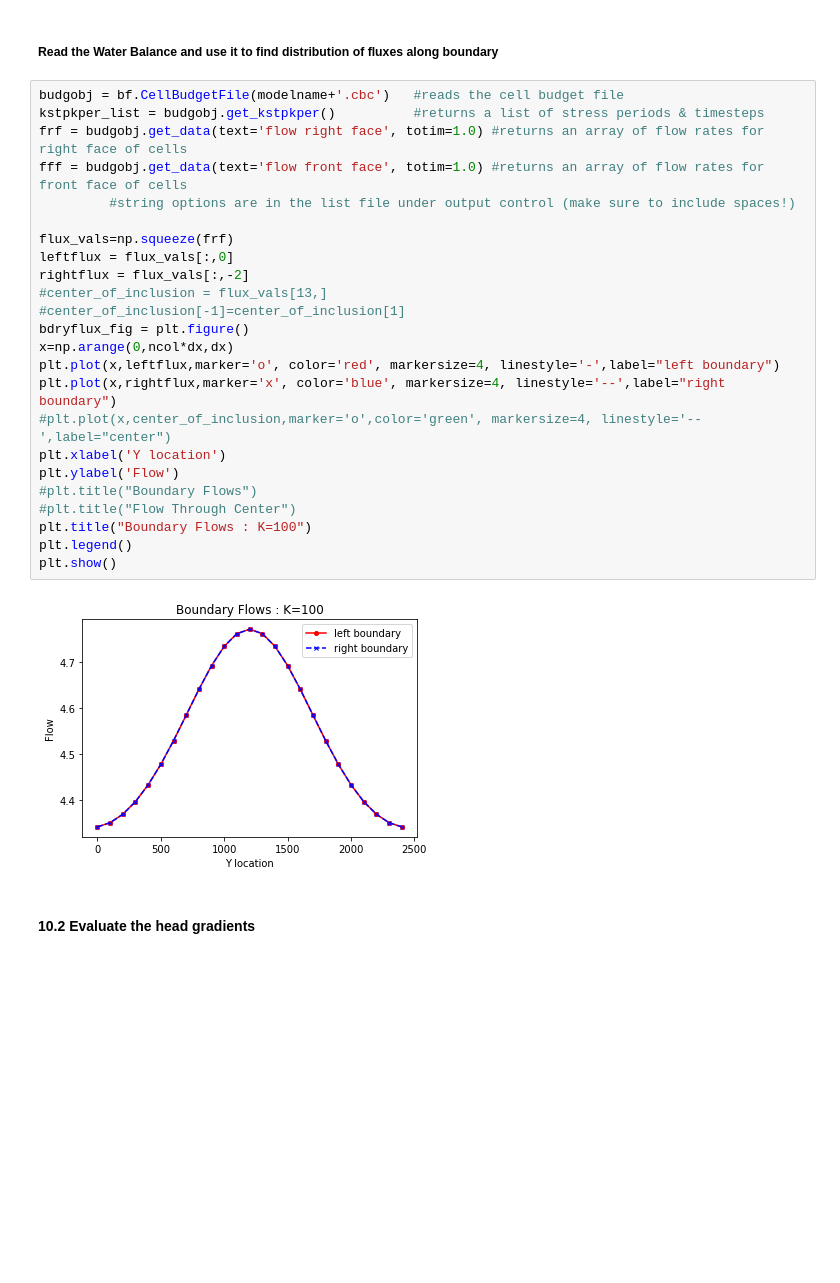
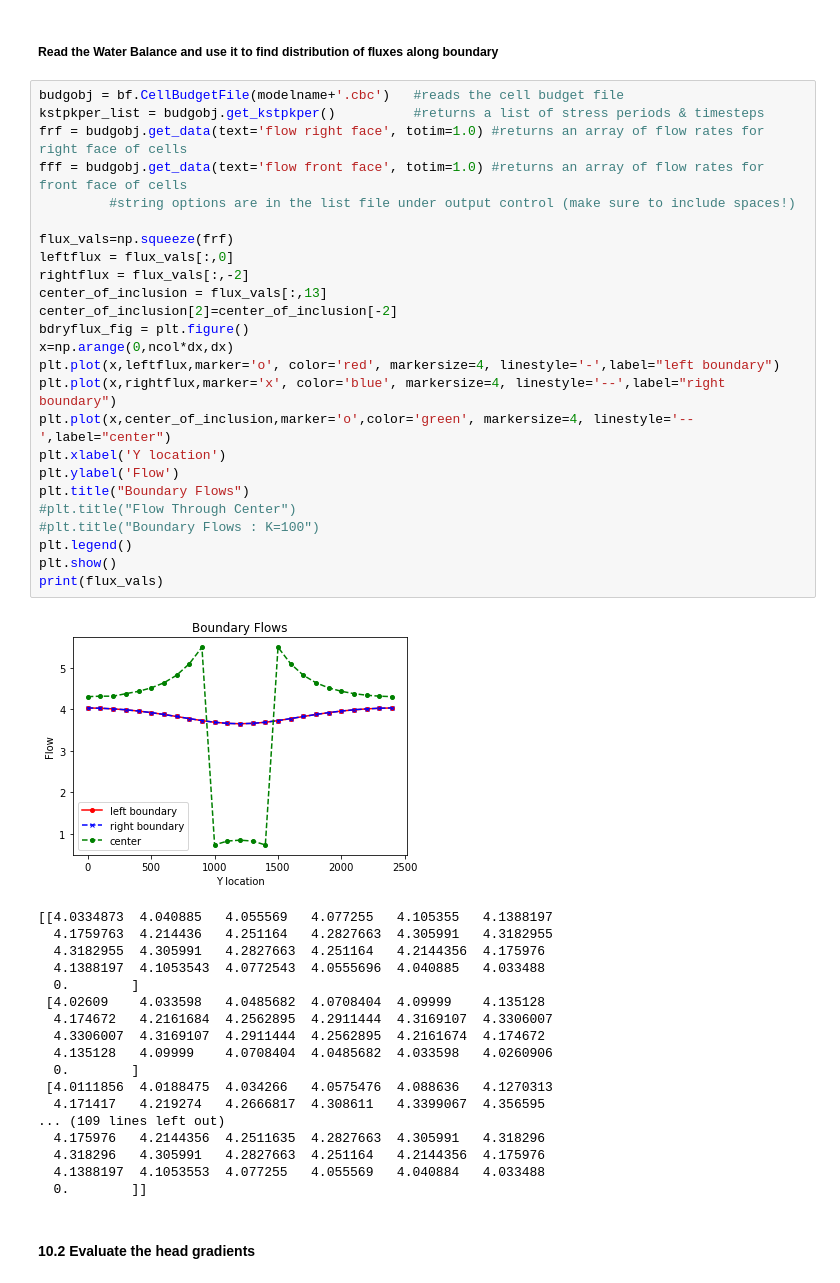
Before and after one commit to GW-modelling-Spring2022/homework-starliviakaska, a Jupyter notebook: Submissions/HW3_model_Kaska.ipynb, the cells around one changed output. Saved outputs shown, nothing was run; the diff lists cells and outputs as text; blank space fills up the shorter version.

```diff
--- a/Submissions/HW3_model_Kaska.ipynb
+++ b/Submissions/HW3_model_Kaska.ipynb
@@ -309,29 +314,47 @@ with open('FP_heads.csv', 'w', newline='') as csvfile:  #creates an empty csv fi
 # %%
 budgobj = bf.CellBudgetFile(modelname+'.cbc')   #reads the cell budget file
 kstpkper_list = budgobj.get_kstpkper()          #returns a list of stress periods & timesteps
 frf = budgobj.get_data(text='flow right face', totim=1.0) #returns an array of flow rates for right face of cells
 fff = budgobj.get_data(text='flow front face', totim=1.0) #returns an array of flow rates for front face of cells
          #string options are in the list file under output control (make sure to include spaces!)
 
 flux_vals=np.squeeze(frf)
 leftflux = flux_vals[:,0]
 rightflux = flux_vals[:,-2]
-#center_of_inclusion = flux_vals[13,]
-#center_of_inclusion[-1]=center_of_inclusion[1]
+center_of_inclusion = flux_vals[:,13]
+center_of_inclusion[2]=center_of_inclusion[-2]
 bdryflux_fig = plt.figure()
 x=np.arange(0,ncol*dx,dx)
 plt.plot(x,leftflux,marker='o', color='red', markersize=4, linestyle='-',label="left boundary")
 plt.plot(x,rightflux,marker='x', color='blue', markersize=4, linestyle='--',label="right boundary")
-#plt.plot(x,center_of_inclusion,marker='o',color='green', markersize=4, linestyle='--',label="center")
+plt.plot(x,center_of_inclusion,marker='o',color='green', markersize=4, linestyle='--',label="center")
 plt.xlabel('Y location')
 plt.ylabel('Flow')
-#plt.title("Boundary Flows")
+plt.title("Boundary Flows")
 #plt.title("Flow Through Center")
-plt.title("Boundary Flows : K=100")
+#plt.title("Boundary Flows : K=100")
 plt.legend()
 plt.show()
+print(flux_vals)
 # %% [output]
-[figure, old version]
+[figure, new version]
+[[4.0334873  4.040885   4.055569   4.077255   4.105355   4.1388197
+  4.1759763  4.214436   4.251164   4.2827663  4.305991   4.3182955
+  4.3182955  4.305991   4.2827663  4.251164   4.2144356  4.175976
+  4.1388197  4.1053543  4.0772543  4.0555696  4.040885   4.033488
+  0.        ]
+ [4.02609    4.033598   4.0485682  4.0708404  4.09999    4.135128
+  4.174672   4.2161684  4.2562895  4.2911444  4.3169107  4.3306007
+  4.3306007  4.3169107  4.2911444  4.2562895  4.2161674  4.174672
+  4.135128   4.09999    4.0708404  4.0485682  4.033598   4.0260906
+  0.        ]
+ [4.0111856  4.0188475  4.034266   4.0575476  4.088636   4.1270313
+  4.171417   4.219274   4.2666817  4.308611   4.3399067  4.356595
+... (109 lines left out)
+  4.175976   4.2144356  4.2511635  4.2827663  4.305991   4.318296
+  4.318296   4.305991   4.2827663  4.251164   4.2144356  4.175976
+  4.1388197  4.1053553  4.077255   4.055569   4.040884   4.033488
+  0.        ]]
 # %% [markdown]
 #### 10.2 Evaluate the head gradients
 # %%
```
Also changed, not shown: parts of 5 cells of this notebook, 5 other files.
